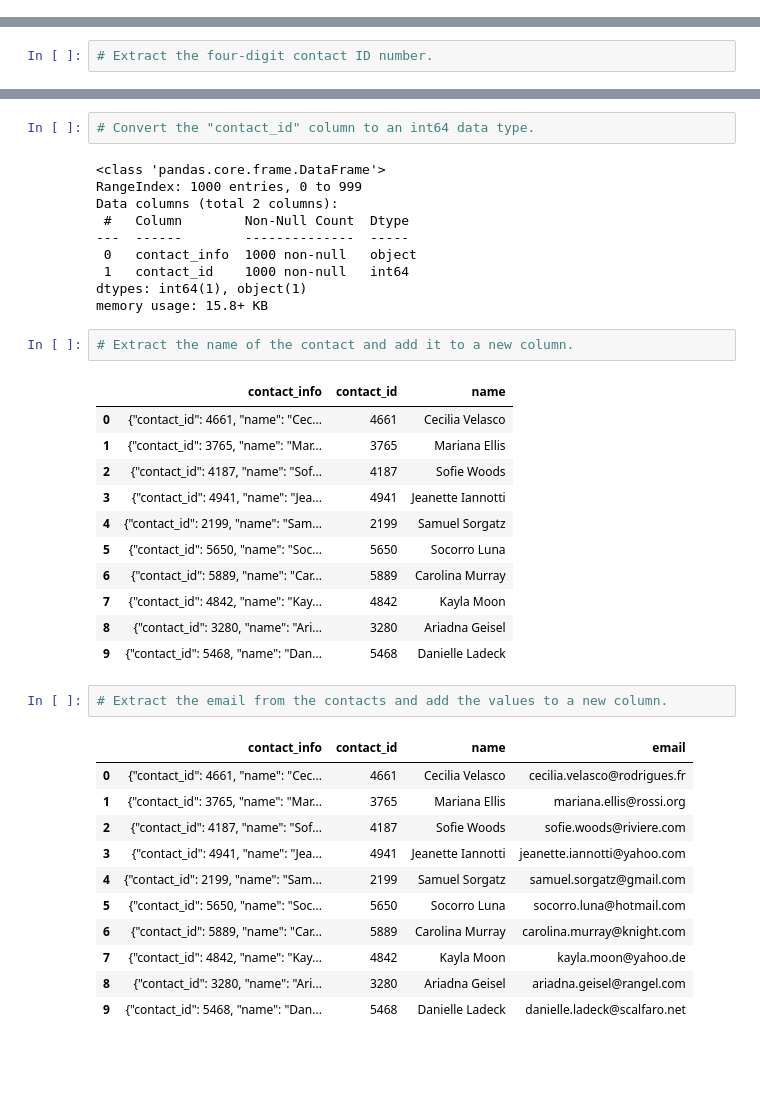
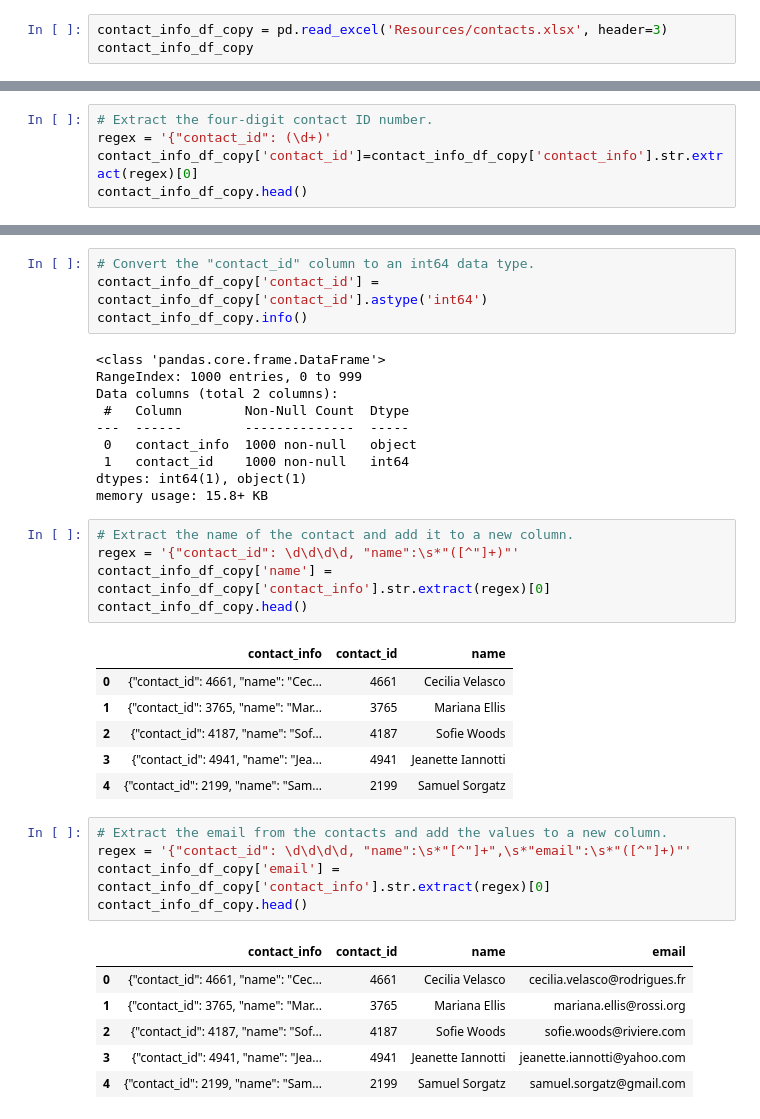
Before and after one commit to Ivanco19/Project2, a Jupyter notebook: ETL_Mini_Project_Starter_Code.ipynb, the cells around one changed output, grey strips where cells are left out. Saved outputs shown, nothing was run; the diff lists cells and outputs as text; blank space fills up the shorter version.

```diff
--- a/ETL_Mini_Project_Starter_Code.ipynb
+++ b/ETL_Mini_Project_Starter_Code.ipynb
@@ -454,0 +483,3 @@ contact_info_df_copy.head()
+# %%
+contact_info_df_copy = pd.read_excel('Resources/contacts.xlsx', header=3)
+contact_info_df_copy
@@ -455,5 +500,8 @@ contact_info_df_copy.head()
 # %%
 # Extract the four-digit contact ID number.
+regex = '{"contact_id": (\d+)'
+contact_info_df_copy['contact_id']=contact_info_df_copy['contact_info'].str.extract(regex)[0]
+contact_info_df_copy.head()
 # %% [output]
 |  | contact_info | contact_id |
 | 0 | {"contact_id": 4661, "name": "Cec... | 4661 |
@@ -475,6 +524,8 @@ dtypes: object(2)
 memory usage: 15.8+ KB
 # %%
 # Convert the "contact_id" column to an int64 data type.
+contact_info_df_copy['contact_id'] = contact_info_df_copy['contact_id'].astype('int64')
+contact_info_df_copy.info()
 # %% [output]
 <class 'pandas.core.frame.DataFrame'>
 RangeIndex: 1000 entries, 0 to 999
@@ -487,6 +538,9 @@ dtypes: int64(1), object(1)
 memory usage: 15.8+ KB
 # %%
 # Extract the name of the contact and add it to a new column.
+regex = '{"contact_id": \d\d\d\d, "name":\s*"([^"]+)"'
+contact_info_df_copy['name'] = contact_info_df_copy['contact_info'].str.extract(regex)[0]
+contact_info_df_copy.head()
 # %% [output]
 |  | contact_info | contact_id | name |
 | 0 | {"contact_id": 4661, "name": "Cec... | 4661 | Cecilia Velasco |
@@ -494,24 +548,17 @@ memory usage: 15.8+ KB
 | 2 | {"contact_id": 4187, "name": "Sof... | 4187 | Sofie Woods |
 | 3 | {"contact_id": 4941, "name": "Jea... | 4941 | Jeanette Iannotti |
 | 4 | {"contact_id": 2199, "name": "Sam... | 2199 | Samuel Sorgatz |
-| 5 | {"contact_id": 5650, "name": "Soc... | 5650 | Socorro Luna |
-| 6 | {"contact_id": 5889, "name": "Car... | 5889 | Carolina Murray |
-| 7 | {"contact_id": 4842, "name": "Kay... | 4842 | Kayla Moon |
-| 8 | {"contact_id": 3280, "name": "Ari... | 3280 | Ariadna Geisel |
-| 9 | {"contact_id": 5468, "name": "Dan... | 5468 | Danielle Ladeck |
 # %%
 # Extract the email from the contacts and add the values to a new column.
+regex = '{"contact_id": \d\d\d\d, "name":\s*"[^"]+",\s*"email":\s*"([^"]+)"'
+contact_info_df_copy['email'] = contact_info_df_copy['contact_info'].str.extract(regex)[0]
+contact_info_df_copy.head()
 # %% [output]
 |  | contact_info | contact_id | name | email |
 | 0 | {"contact_id": 4661, "name": "Cec... | 4661 | Cecilia Velasco | cecilia.velasco@rodrigues.fr |
 | 1 | {"contact_id": 3765, "name": "Mar... | 3765 | Mariana Ellis | mariana.ellis@rossi.org |
 | 2 | {"contact_id": 4187, "name": "Sof... | 4187 | Sofie Woods | sofie.woods@riviere.com |
 | 3 | {"contact_id": 4941, "name": "Jea... | 4941 | Jeanette Iannotti | jeanette.iannotti@yahoo.com |
 | 4 | {"contact_id": 2199, "name": "Sam... | 2199 | Samuel Sorgatz | samuel.sorgatz@gmail.com |
-| 5 | {"contact_id": 5650, "name": "Soc... | 5650 | Socorro Luna | socorro.luna@hotmail.com |
-| 6 | {"contact_id": 5889, "name": "Car... | 5889 | Carolina Murray | carolina.murray@knight.com |
-| 7 | {"contact_id": 4842, "name": "Kay... | 4842 | Kayla Moon | kayla.moon@yahoo.de |
-| 8 | {"contact_id": 3280, "name": "Ari... | 3280 | Ariadna Geisel | ariadna.geisel@rangel.com |
-| 9 | {"contact_id": 5468, "name": "Dan... | 5468 | Danielle Ladeck | danielle.ladeck@scalfaro.net |
 # %%
 # Create a copy of the contact_info_df with the 'contact_id', 'name', 'email' columns.
```
Also changed, not shown: parts of 27 cells of this notebook, 5 other files.
